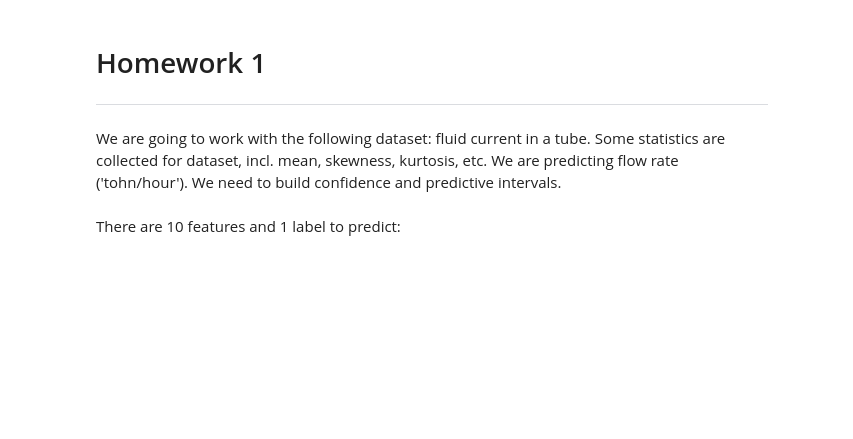
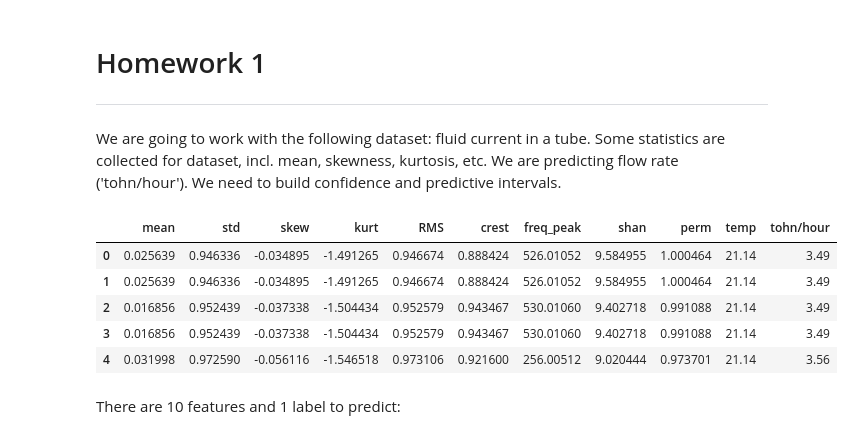
Before and after one commit to dmkovalev/hamc, a Jupyter notebook: homeworks/hypoth_hw1.ipynb, the cells around one changed output. Cells and saved outputs as stored; diff of their text form; code cells hidden in the pictures; blank space fills up the shorter version.

```diff
--- a/homeworks/hypoth_hw1.ipynb
+++ b/homeworks/hypoth_hw1.ipynb
@@ -14,6 +14,14 @@ import matplotlib.pyplot as plt
 import pandas as pd
 # %%
 df = pd.read_csv('exxsol_data.csv', sep=';', header=(0))
+df.head()
+# %% [output]
+|  | mean | std | skew | kurt | RMS | crest | freq_peak | shan | perm | temp | tohn/hour |
+| 0 | 0.025639 | 0.946336 | -0.034895 | -1.491265 | 0.946674 | 0.888424 | 526.01052 | 9.584955 | 1.000464 | 21.14 | 3.49 |
+| 1 | 0.025639 | 0.946336 | -0.034895 | -1.491265 | 0.946674 | 0.888424 | 526.01052 | 9.584955 | 1.000464 | 21.14 | 3.49 |
+| 2 | 0.016856 | 0.952439 | -0.037338 | -1.504434 | 0.952579 | 0.943467 | 530.01060 | 9.402718 | 0.991088 | 21.14 | 3.49 |
+| 3 | 0.016856 | 0.952439 | -0.037338 | -1.504434 | 0.952579 | 0.943467 | 530.01060 | 9.402718 | 0.991088 | 21.14 | 3.49 |
+| 4 | 0.031998 | 0.972590 | -0.056116 | -1.546518 | 0.973106 | 0.921600 | 256.00512 | 9.020444 | 0.973701 | 21.14 | 3.56 |
 # %% [markdown]
 There are 10 features and 1 label to predict:
 # %%
```
Also changed, not shown: parts of 11 cells of this notebook, 5 other files.
